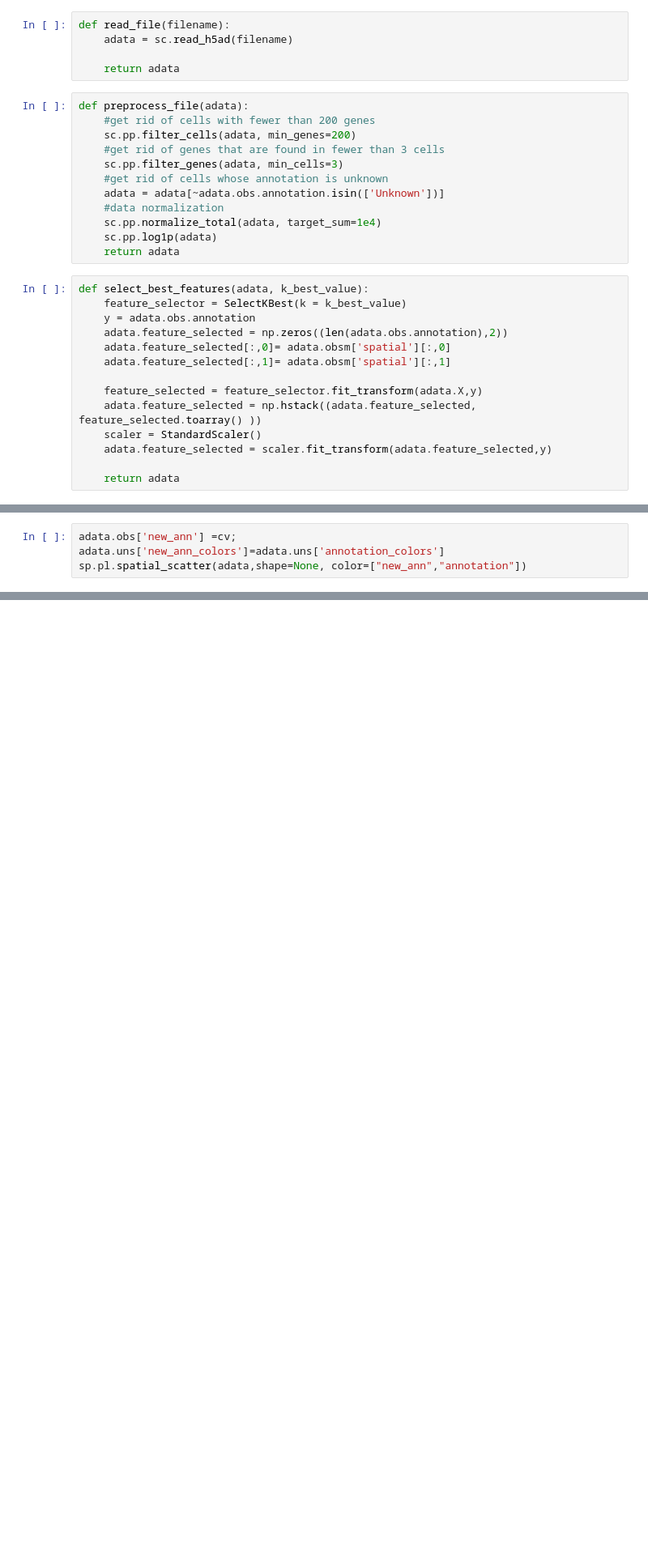
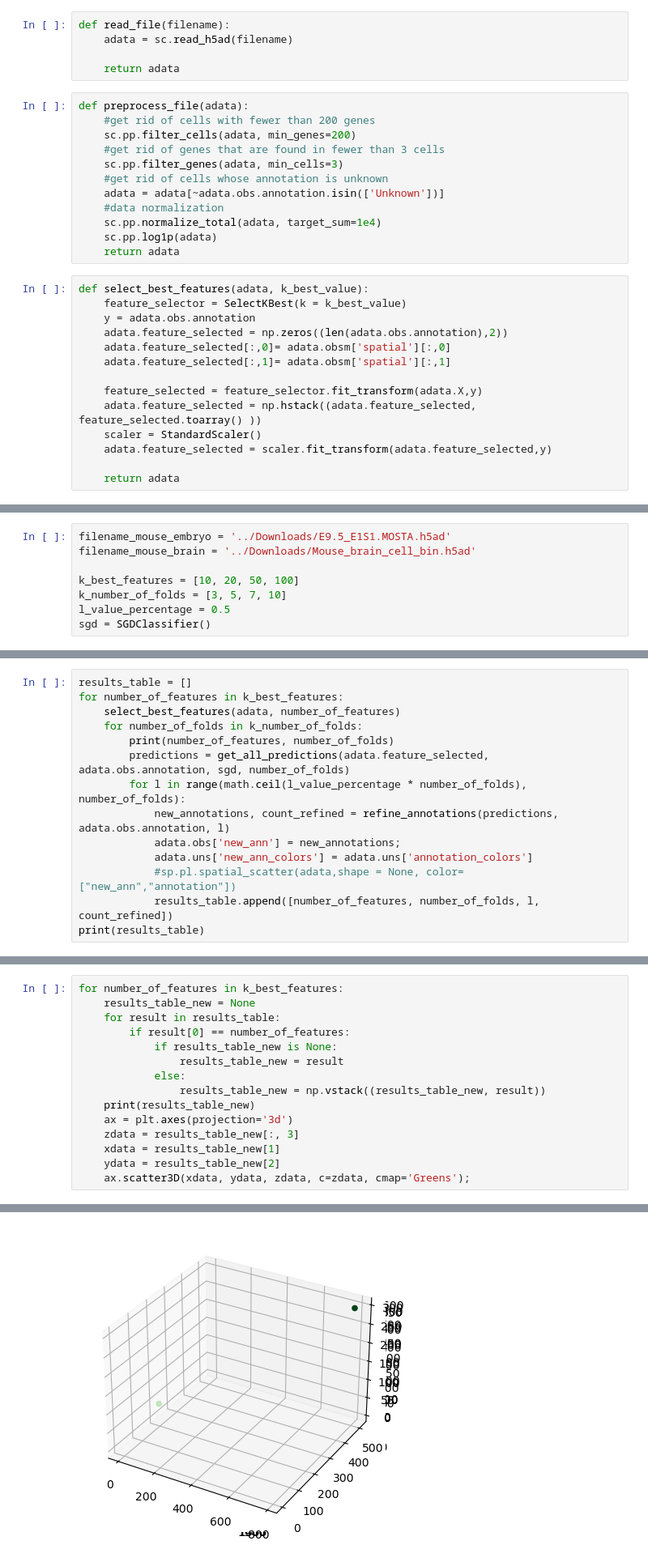
Before and after one commit to Aleks1706/gi2023_project, a Jupyter notebook: gi_projekat.ipynb, the cells around one changed output, grey strips where cells are left out. Shown at 81% size. Cells and saved outputs as stored; diff of their text form; blank space fills up the shorter version.

```diff
--- a/gi_projekat.ipynb
+++ b/gi_projekat.ipynb
@@ -46,3 +84,11 @@ def select_best_features(adata, k_best_value):
+# %%
+filename_mouse_embryo = '../Downloads/E9.5_E1S1.MOSTA.h5ad'
+filename_mouse_brain = '../Downloads/Mouse_brain_cell_bin.h5ad'
+
+k_best_features = [10, 20, 50, 100]
+k_number_of_folds = [3, 5, 7, 10]
+l_value_percentage = 0.5
+sgd = SGDClassifier()
 # %%
 adata = read_file(filename_mouse_embryo)
 adata = preprocess_file(adata)
@@ -89,4 +94,0 @@ cv = cross_val_predict(sgd, adata.feature_selected, adata.obs.annotation, cv=10)
-# %%
-adata.obs['new_ann'] =cv;
-adata.uns['new_ann_colors']=adata.uns['annotation_colors']
-sp.pl.spatial_scatter(adata,shape=None, color=["new_ann","annotation"])
@@ -110,0 +95,14 @@ adata.obsm
+# %%
+results_table = []
+for number_of_features in k_best_features:
+    select_best_features(adata, number_of_features)
+    for number_of_folds in k_number_of_folds:
+        print(number_of_features, number_of_folds)
+        predictions = get_all_predictions(adata.feature_selected, adata.obs.annotation, sgd, number_of_folds)
+        for l in range(math.ceil(l_value_percentage * number_of_folds), number_of_folds):
+            new_annotations, count_refined = refine_annotations(predictions, adata.obs.annotation, l)
+            adata.obs['new_ann'] = new_annotations;
+            adata.uns['new_ann_colors'] = adata.uns['annotation_colors']
+            #sp.pl.spatial_scatter(adata,shape = None, color=["new_ann","annotation"])
+            results_table.append([number_of_features, number_of_folds, l, count_refined])
+print(results_table)
@@ -110,0 +127,16 @@ adata.obsm
+# %%
+for number_of_features in k_best_features:
+    results_table_new = None
+    for result in results_table:
+        if result[0] == number_of_features:
+            if results_table_new is None:
+                results_table_new = result
+            else:
+                results_table_new = np.vstack((results_table_new, result))
+    print(results_table_new)
+    ax = plt.axes(projection='3d')
+    zdata = results_table_new[:, 3]
+    xdata = results_table_new[1]
+    ydata = results_table_new[2]
+    ax.scatter3D(xdata, ydata, zdata, c=zdata, cmap='Greens');
+# %% [output]
@@ -110,0 +160 @@ adata.obsm
+[figure, added]
```
Also changed, not shown: parts of 19 cells of this notebook.
